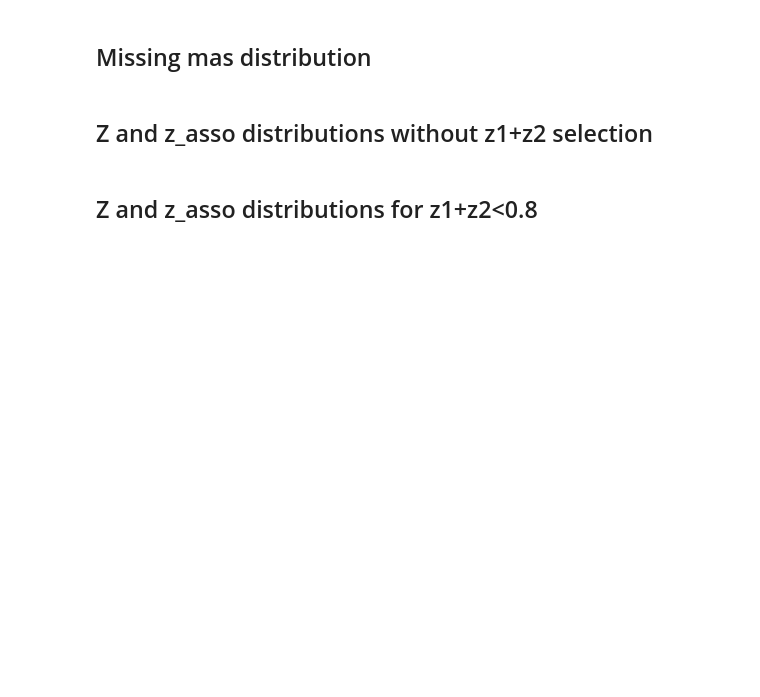
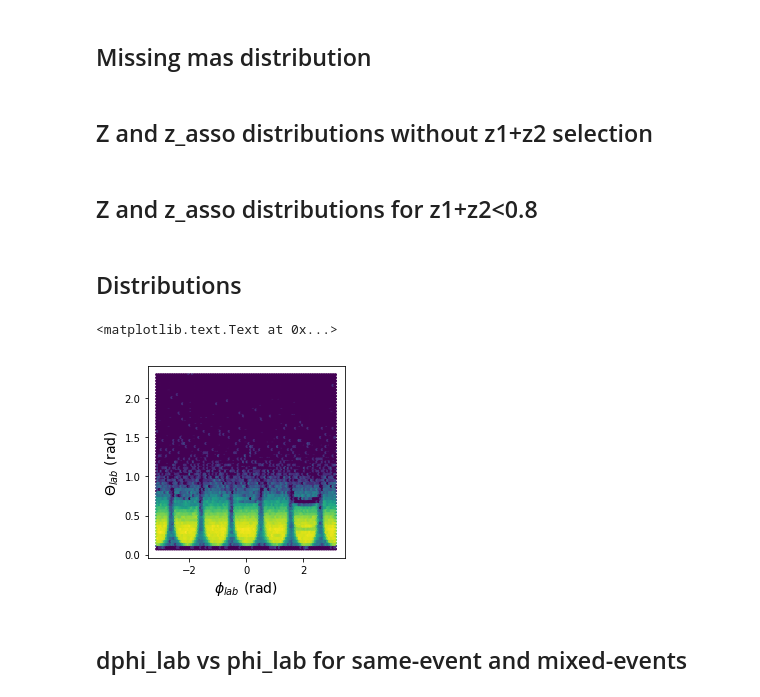
Before and after one commit to miguelignacio/eg2dihadron, a Jupyter notebook: GeneralDistributions.ipynb, the cells around one changed output. Saved outputs shown, nothing was run; the diff lists cells and outputs as text; code cells hidden in the pictures; blank space fills up the shorter version.

```diff
--- a/GeneralDistributions.ipynb
+++ b/GeneralDistributions.ipynb
@@ -28,14 +36,12 @@ Welcome to JupyROOT 6.15/01
 df = {}
 df_trigger = {}
 
-for target in ['Pb','Fe','C']:
-    df[target]= read_root('Pairs_%s.root'%target, target)
-    df['%s_mix'%target] = read_root('Pairs_%s.root'%target, '%s_mix'%target)
-    df['D_%s'%target]= read_root('Pairs_%s.root'%target, 'D_%s'%target)
-    df['D_%s_mix'%target] = read_root('Pairs_%s.root'%target, 'D_%s_mix'%target)
-    df_trigger['%s_trigger'%target] = read_root('Pairs_%s.root'%target, '%s_trigger'%target)
-    df_trigger['D_%s_trigger'%target] = read_root('Pairs_%s.root'%target, 'D_%s_trigger'%target)
-
-df['D'] = pd.concat([df['D_Pb'],df['D_Fe'],df['D_C']]) #simply combine the deuterium results for all targets
-df['D_mix'] = pd.concat([df['D_Pb_mix'],df['D_Fe_mix'],df['D_C_mix']]) #simply combine the deuterium results for all targets
-df_trigger['D_trigger'] = pd.concat([df_trigger['D_Pb_trigger'],df_trigger['D_Fe_trigger'],df_trigger['D_C_trigger']]) #simply combine the deuterium results for all targets
+for target in ['Pb']:
+    print 'Getting dataframes from target %s'%target
+    df[target]=getdatainChunks('Pairs_%s.root'%target, target)
+    df['%s_mix'%target] = getdatainChunks('Pairs_%s.root'%target, '%s_mix'%target)
+    df['D_%s'%target]= getdatainChunks('Pairs_%s.root'%target, 'D_%s'%target)
+    df['D_%s_mix'%target] = getdatainChunks('Pairs_%s.root'%target, 'D_%s_mix'%target)
+    print 'Get trigger dataframes from target%s'%target
+    df_trigger['%s_trigger'%target] = getdatainChunks('Pairs_%s.root'%target, '%s_trigger'%target)
+    df_trigger['D_%s_trigger'%target] = getdatainChunks('Pairs_%s.root'%target, 'D_%s_trigger'%target)
@@ -105,12 +119,15 @@ def printMeans(dataframe):
 # %%
 #apply cuts
 # %%
-for key in ['Pb','C','Fe','D']:
+for key in df.keys():
     print key
     df[key] = applyCuts(df[key])
-    printPairBreakdown(df[key])
-    #printMeans(df[key])
+    #printPairBreakdown(df[key])
+    df[key] = applyCutsPair(df[key])
+    print '--------------'
+
+for key in df_trigger.keys():
     print key
-    print '--------------'
+    df_trigger[key] = applyCuts(df_trigger[key])
 # %% [output]
 Pb
@@ -424,3 +435,16 @@ axs[0].yaxis.set_label_text("entries (normalized)", fontsize=13)
 
 plt.legend(loc='best',frameon=False)
 plt.savefig('Zdistributions_cut.png')
+# %% [markdown]
+## Distributions
+# %%
+fig = plt.figure( figsize=(12, 12))
+plt.subplot(3,3,1)
+plt.hexbin(df_trigger['Pb_trigger']['phi_lab'],df_trigger['Pb_trigger']['theta_lab'],bins='log',cmap='viridis')
+plt.xlabel("$\phi_{lab}$ (rad)", fontsize=14)
+plt.ylabel("$\Theta_{lab}$ (rad) ", fontsize=14)
+# %% [output]
+<matplotlib.text.Text at 0x...>
+[figure, added]
+# %% [markdown]
+## dphi_lab vs phi_lab for same-event and mixed-events
```
Also changed, not shown: parts of 17 cells of this notebook, 2 other files.
